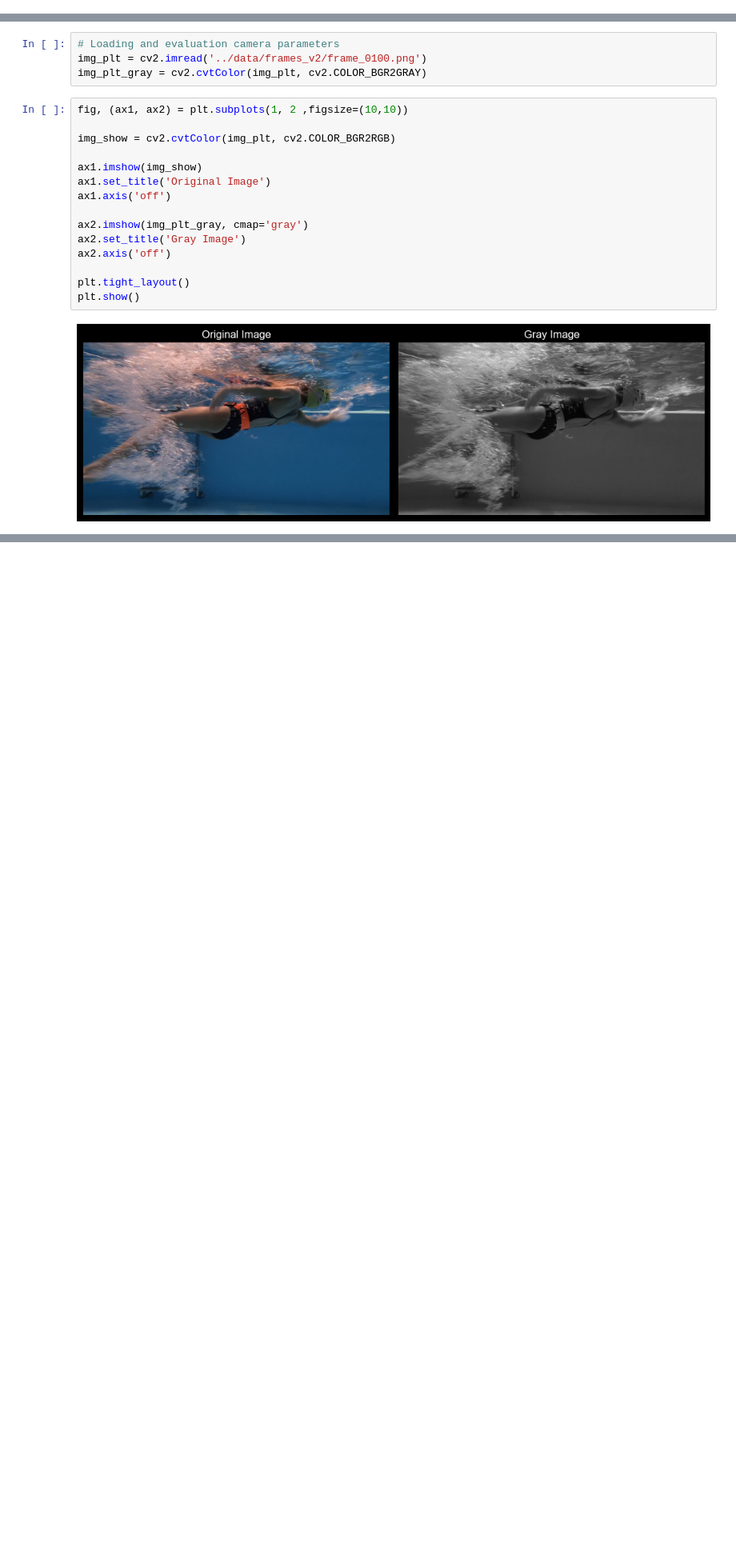
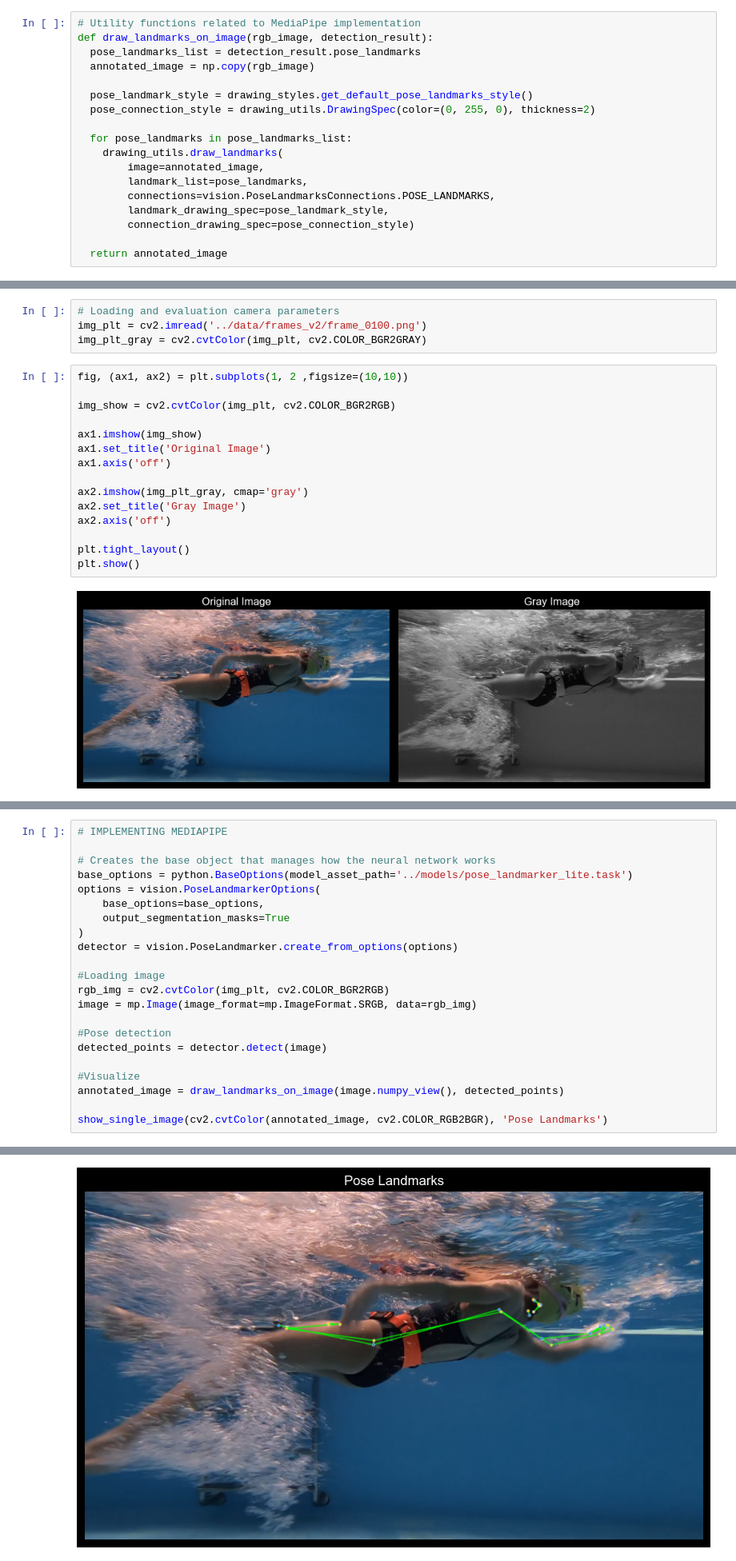
Before and after one commit to wayne1997/swimming_video_analysis_project, a Jupyter notebook: notebooks/swimmer_underwater_fixed_camera.ipynb, the cells around one changed output, grey strips where cells are left out. Shown at 80% size. Drawn from its saved outputs; the diff is of its cells as text; blank space fills up the shorter version.

```diff
--- a/notebooks/swimmer_underwater_fixed_camera.ipynb
+++ b/notebooks/swimmer_underwater_fixed_camera.ipynb
@@ -34,6 +41,24 @@ def get_video_metadata(video_path: str) -> pd.DataFrame:
         'height': int (video.get(cv2.CAP_PROP_FRAME_HEIGHT)),
     }
     return pd.DataFrame([metadata])
+# %%
+# Utility functions related to MediaPipe implementation
+def draw_landmarks_on_image(rgb_image, detection_result):
+  pose_landmarks_list = detection_result.pose_landmarks
+  annotated_image = np.copy(rgb_image)
+
+  pose_landmark_style = drawing_styles.get_default_pose_landmarks_style()
+  pose_connection_style = drawing_utils.DrawingSpec(color=(0, 255, 0), thickness=2)
+
+  for pose_landmarks in pose_landmarks_list:
+    drawing_utils.draw_landmarks(
+        image=annotated_image,
+        landmark_list=pose_landmarks,
+        connections=vision.PoseLandmarksConnections.POSE_LANDMARKS,
+        landmark_drawing_spec=pose_landmark_style,
+        connection_drawing_spec=pose_connection_style)
+
+  return annotated_image
 # %% [markdown]
 ## Presenting sample images for image analysis
 # %% [markdown]
@@ -61,0 +91,23 @@ plt.show()
+# %%
+# IMPLEMENTING MEDIAPIPE
+
+# Creates the base object that manages how the neural network works
+base_options = python.BaseOptions(model_asset_path='../models/pose_landmarker_lite.task')
+options = vision.PoseLandmarkerOptions(
+    base_options=base_options,
+    output_segmentation_masks=True
+)
+detector = vision.PoseLandmarker.create_from_options(options)
+
+#Loading image
+rgb_img = cv2.cvtColor(img_plt, cv2.COLOR_BGR2RGB)
+image = mp.Image(image_format=mp.ImageFormat.SRGB, data=rgb_img)
+
+#Pose detection
+detected_points = detector.detect(image)
+
+#Visualize
+annotated_image = draw_landmarks_on_image(image.numpy_view(), detected_points)
+
+show_single_image(cv2.cvtColor(annotated_image, cv2.COLOR_RGB2BGR), 'Pose Landmarks')
+# %% [output]
@@ -61,0 +117 @@ plt.show()
+[figure, added]
```
Also changed, not shown: parts of 4 cells of this notebook, 1 other file.
